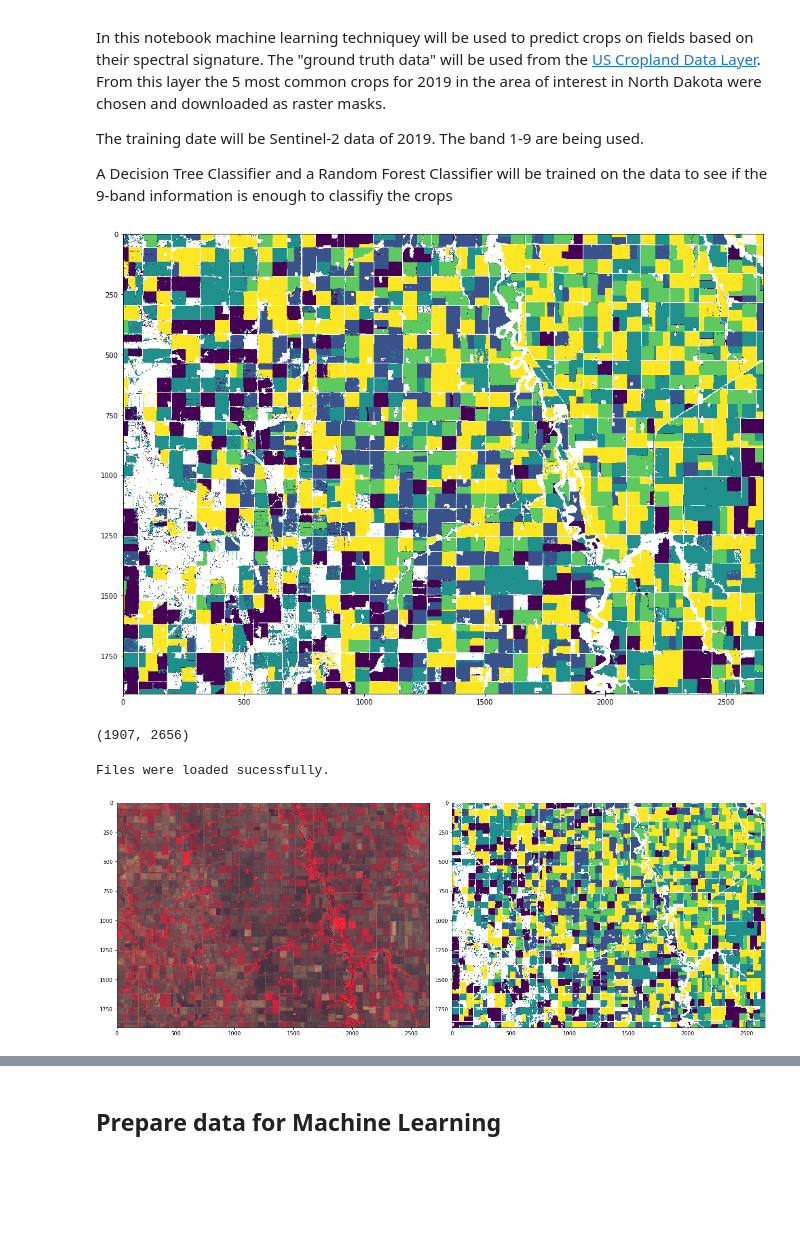
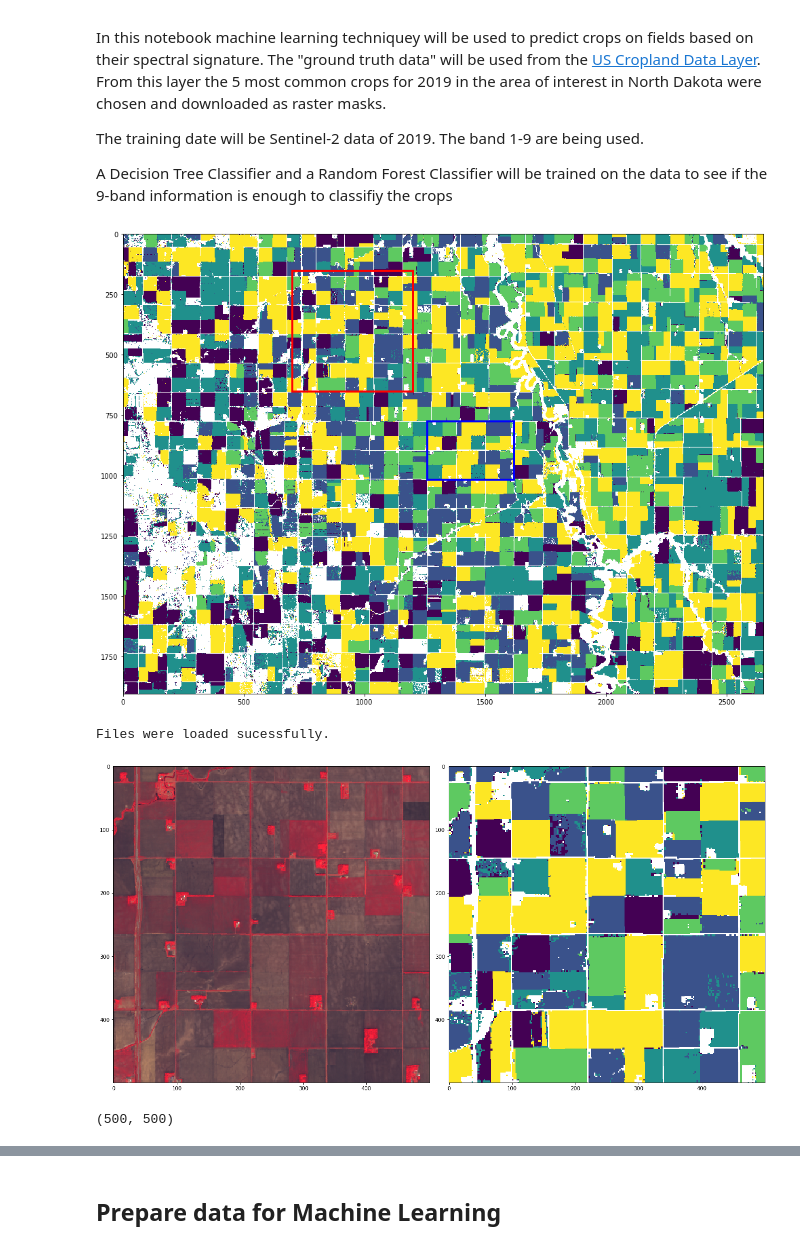
Before and after one commit to geospatial-roman/Crop_Classification_ML, a Jupyter notebook: MachineLearning_CropClassification.ipynb, the cells around one changed output, grey strips where cells are left out. Drawn from its saved outputs; the diff is of its cells as text; code cells hidden in the pictures; blank space fills up the shorter version.

```diff
--- a/MachineLearning_CropClassification.ipynb
+++ b/MachineLearning_CropClassification.ipynb
@@ -46,17 +46,17 @@ crop_array = np.array(crop_arrays)
 # %%
 cropsum = np.nansum(crop_array, axis=0)
 cropsum = np.where(cropsum == 0, np.nan, cropsum)
-cropsum = cropsum[:,:-1]
+cropsum = cropsum[1:-2,:-2]
 
 fig, ax = plt.subplots(1, figsize=(20,10))
 ax.imshow(cropsum)
+rect_train = patches.Rectangle((700,150),500,500, linewidth=3,edgecolor='r',facecolor='none')
+rect_test = patches.Rectangle((1260,775),360,240, linewidth=3,edgecolor='b',facecolor='none')
+ax.add_patch(rect_train)
+ax.add_patch(rect_test)
 plt.tight_layout()
 # %% [output]
-[figure, old version]
+[figure, new version]
-# %%
-cropsum.shape
-# %% [output]
-(1907, 2656)
 # %%
 # open data sets
 
@@ -69,13 +69,18 @@ Files were loaded sucessfully.
 # %%
 
 
 fig, (ax, ax2) = plt.subplots(1,2, figsize=(18,9))
 #plot false color Vegetation image
-ax.imshow(np.dstack([multiband_array[0][7],multiband_array[0][3],multiband_array[0][1]]), cmap="Greys")
+ax.imshow(np.dstack([multiband_array[0][7],multiband_array[0][3],multiband_array[0][1]])[150:650, 700:1200])
 
 #plot label array
 ax2.imshow(cropsum)
 
 plt.tight_layout()
 # %% [output]
-[figure, old version]
+[figure, new version]
+# %%
+cropsum = cropsum[150:650, 700:1200]
+cropsum.shape
+# %% [output]
+(500, 500)
```
Also changed, not shown: parts of 13 cells of this notebook, 1 other file.
